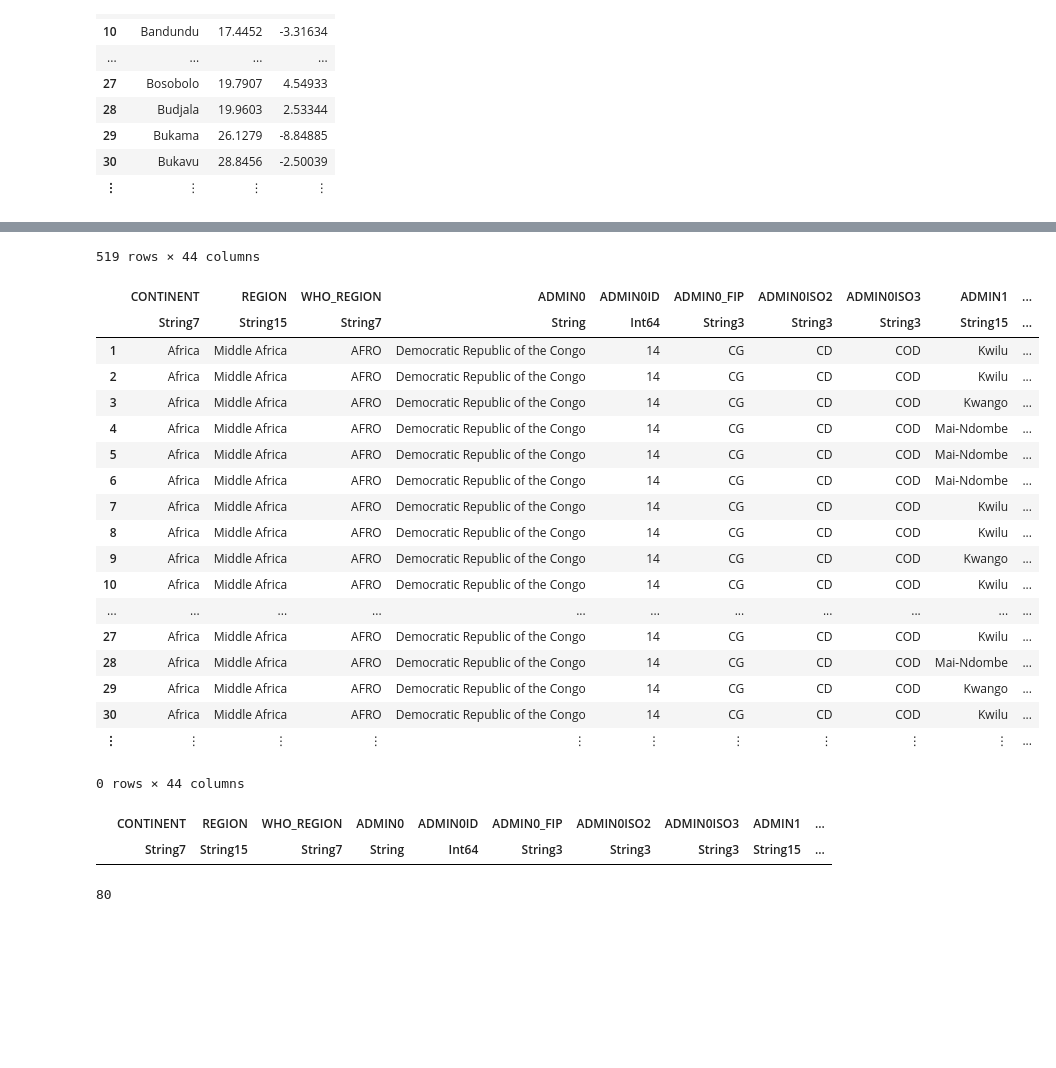
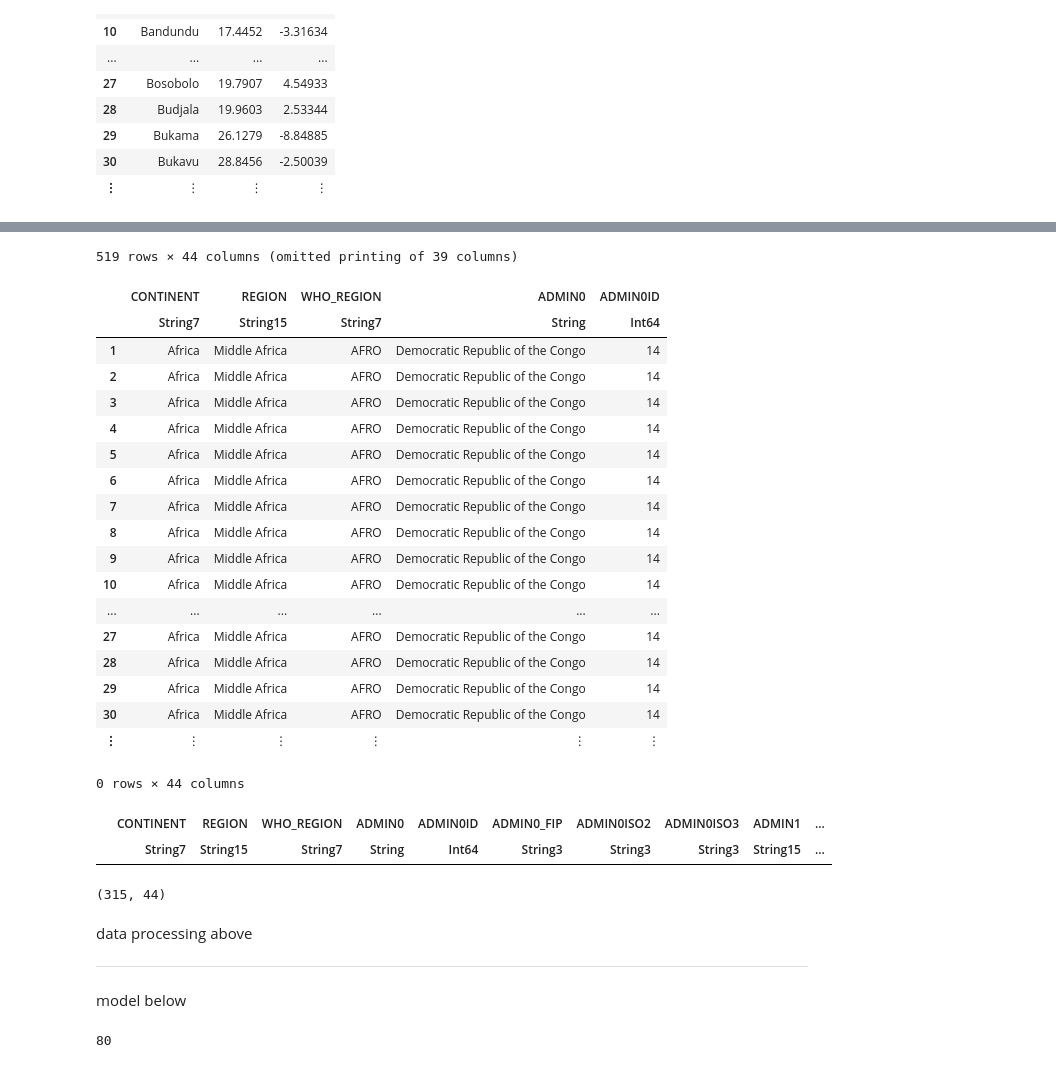
Before and after one commit to jerzh/apoc-model, a Jupyter notebook: drc_model.ipynb, the cells around one changed output, grey strips where cells are left out. Saved outputs shown, nothing was run; the diff lists cells and outputs as text; code cells hidden in the pictures; blank space fills up the shorter version.

Commit message:
model revisions

```diff
--- a/drc_model.ipynb
+++ b/drc_model.ipynb
@@ -91,3 +112,6 @@ drc_loc_only = drc_loc[!, ["ADM2_FR", "POINT_X", "POINT_Y"]]
 drc_data[drc_data.ADMIN2 .== "Katako Kombe", :ADMIN2] .= "Katako-Kombe"
 drc_data[drc_data.ADMIN2 .== "Oicha", :ADMIN2] .= "Oïcha"
 ;
+# %%
+# Combine locations with same ADMIN2 (district)
+drc_data_collapsed = combine(groupby(drc_data, :ADMIN2), :ivermectin_amt => sum)
@@ -94,26 +138,26 @@ drc_data[drc_data.ADMIN2 .== "Oicha", :ADMIN2] .= "Oïcha"
 # %%
 # Data join!
-drc_data_combined = leftjoin(drc_data, drc_loc_only, on = "ADMIN2" => "ADM2_FR")
+drc_data_combined = leftjoin(drc_data_collapsed, drc_loc_only, on = "ADMIN2" => "ADM2_FR")
 # %% [output]
-519 rows × 44 columns
+519 rows × 44 columns (omitted printing of 39 columns)
-|  | CONTINENT | REGION | WHO_REGION | ADMIN0 | ADMIN0ID | ADMIN0_FIP | ADMIN0ISO2 | ADMIN0ISO3 | ADMIN1 | ... |
-|  | String7 | String15 | String7 | String | Int64 | String3 | String3 | String3 | String15 | ... |
-| 1 | Africa | Middle Africa | AFRO | Democratic Republic of the Congo | 14 | CG | CD | COD | Kwilu | ... |
-| 2 | Africa | Middle Africa | AFRO | Democratic Republic of the Congo | 14 | CG | CD | COD | Kwilu | ... |
-| 3 | Africa | Middle Africa | AFRO | Democratic Republic of the Congo | 14 | CG | CD | COD | Kwango | ... |
-| 4 | Africa | Middle Africa | AFRO | Democratic Republic of the Congo | 14 | CG | CD | COD | Mai-Ndombe | ... |
-| 5 | Africa | Middle Africa | AFRO | Democratic Republic of the Congo | 14 | CG | CD | COD | Mai-Ndombe | ... |
-| 6 | Africa | Middle Africa | AFRO | Democratic Republic of the Congo | 14 | CG | CD | COD | Mai-Ndombe | ... |
-| 7 | Africa | Middle Africa | AFRO | Democratic Republic of the Congo | 14 | CG | CD | COD | Kwilu | ... |
-| 8 | Africa | Middle Africa | AFRO | Democratic Republic of the Congo | 14 | CG | CD | COD | Kwilu | ... |
-| 9 | Africa | Middle Africa | AFRO | Democratic Republic of the Congo | 14 | CG | CD | COD | Kwango | ... |
-| 10 | Africa | Middle Africa | AFRO | Democratic Republic of the Congo | 14 | CG | CD | COD | Kwilu | ... |
-| ... | ... | ... | ... | ... | ... | ... | ... | ... | ... | ... |
-| 27 | Africa | Middle Africa | AFRO | Democratic Republic of the Congo | 14 | CG | CD | COD | Kwilu | ... |
-| 28 | Africa | Middle Africa | AFRO | Democratic Republic of the Congo | 14 | CG | CD | COD | Mai-Ndombe | ... |
-| 29 | Africa | Middle Africa | AFRO | Democratic Republic of the Congo | 14 | CG | CD | COD | Kwango | ... |
-| 30 | Africa | Middle Africa | AFRO | Democratic Republic of the Congo | 14 | CG | CD | COD | Kwilu | ... |
-| ⋮ | ⋮ | ⋮ | ⋮ | ⋮ | ⋮ | ⋮ | ⋮ | ⋮ | ⋮ | ... |
+|  | CONTINENT | REGION | WHO_REGION | ADMIN0 | ADMIN0ID |
+|  | String7 | String15 | String7 | String | Int64 |
+| 1 | Africa | Middle Africa | AFRO | Democratic Republic of the Congo | 14 |
+| 2 | Africa | Middle Africa | AFRO | Democratic Republic of the Congo | 14 |
+| 3 | Africa | Middle Africa | AFRO | Democratic Republic of the Congo | 14 |
+| 4 | Africa | Middle Africa | AFRO | Democratic Republic of the Congo | 14 |
+| 5 | Africa | Middle Africa | AFRO | Democratic Republic of the Congo | 14 |
+| 6 | Africa | Middle Africa | AFRO | Democratic Republic of the Congo | 14 |
+| 7 | Africa | Middle Africa | AFRO | Democratic Republic of the Congo | 14 |
+| 8 | Africa | Middle Africa | AFRO | Democratic Republic of the Congo | 14 |
+| 9 | Africa | Middle Africa | AFRO | Democratic Republic of the Congo | 14 |
+| 10 | Africa | Middle Africa | AFRO | Democratic Republic of the Congo | 14 |
+| ... | ... | ... | ... | ... | ... |
+| 27 | Africa | Middle Africa | AFRO | Democratic Republic of the Congo | 14 |
+| 28 | Africa | Middle Africa | AFRO | Democratic Republic of the Congo | 14 |
+| 29 | Africa | Middle Africa | AFRO | Democratic Republic of the Congo | 14 |
+| 30 | Africa | Middle Africa | AFRO | Democratic Republic of the Congo | 14 |
+| ⋮ | ⋮ | ⋮ | ⋮ | ⋮ | ⋮ |
 # %%
 # Look for missing data
 filter(row -> ismissing(row."POINT_X"), drc_data_combined)
@@ -124,6 +168,17 @@ filter(row -> ismissing(row."POINT_X"), drc_data_combined)
 # %%
 # Used this to find some naming inconsistencies between the two dataframes
 # filter(name -> startswith(name, "O"), drc_loc_only."ADM2_FR")
+# %%
+filter!(row -> row."ivermectin_amt" > 0, drc_data_combined)
+size(drc_data_combined)
+# %% [output]
+(315, 44)
+# %% [markdown]
+data processing above
+
+---
+
+model below
 # %%
 # Back to regular column width
 ENV["COLUMNS"] = 80
```
Also changed, not shown: parts of 11 cells of this notebook.
